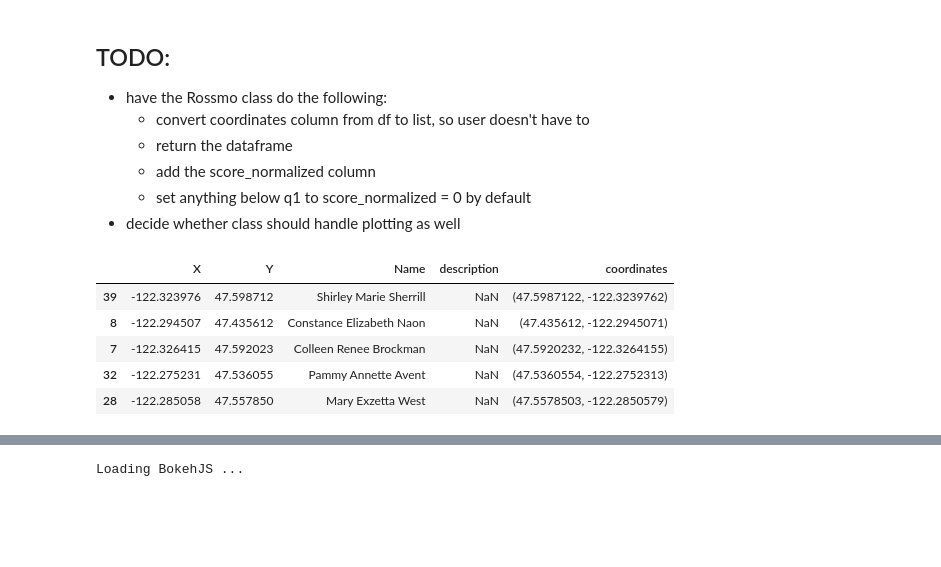
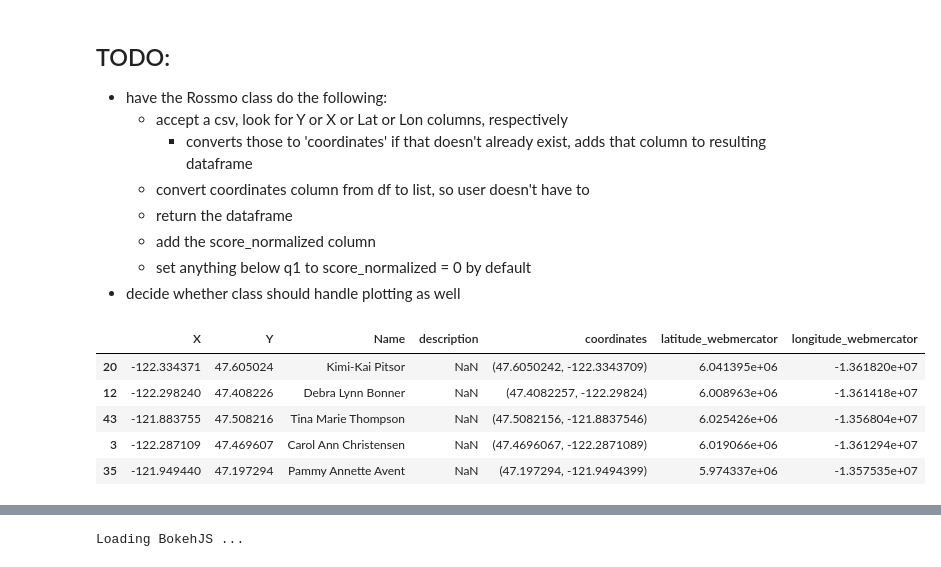
Before and after one commit to aufdemarbeitsmarkt/rossmo_et_ridgway, a Jupyter notebook: rossmo_et_ridgway/main_notebook.ipynb, the cells around one changed output, grey strips where cells are left out. Drawn from its saved outputs; the diff is of its cells as text; code cells hidden in the pictures; blank space fills up the shorter version.

```diff
--- a/rossmo_et_ridgway/main_notebook.ipynb
+++ b/rossmo_et_ridgway/main_notebook.ipynb
@@ -14,11 +42,13 @@ df_ridgway = pd.read_csv(ridgway_locations_path)
 # %%
-df_ridgway['coordinates'] = list(zip(df_ridgway['Y'], df_ridgway['X']))
-df_ridgway['latitude_webmercator'] = convert_latitude_to_webmercator(df_ridgway['Y'])
-df_ridgway['longitude_webmercator'] = convert_longitude_to_webmercator(df_ridgway['X'])
+df_main['coordinates'] = list(zip(df_main['Y'], df_main['X']))
+df_main['latitude_webmercator'] = convert_latitude_to_webmercator(df_main['Y'])
+df_main['longitude_webmercator'] = convert_longitude_to_webmercator(df_main['X'])
 # %% [markdown]
 ## TODO:
 
 - have the Rossmo class do the following:
+  - accept a csv, look for Y or X or Lat or Lon columns, respectively
+    - converts those to 'coordinates' if that doesn't already exist, adds that column to resulting dataframe
   - convert coordinates column from df to list, so user doesn't have to
   - return the dataframe
   - add the score_normalized column
@@ -32,11 +71,11 @@ df_disappearances['coordinates'] = list(zip(df_disappearances['Y'], df_disappear
 # %%
-df_disappearances.sample(5)
+df_main.sample(5)
 # %% [output]
-|  | X | Y | Name | description | coordinates |
-| 39 | -122.323976 | 47.598712 | Shirley Marie Sherrill | NaN | (47.5987122, -122.3239762) |
-| 8 | -122.294507 | 47.435612 | Constance Elizabeth Naon | NaN | (47.435612, -122.2945071) |
-| 7 | -122.326415 | 47.592023 | Colleen Renee Brockman | NaN | (47.5920232, -122.3264155) |
-| 32 | -122.275231 | 47.536055 | Pammy Annette Avent | NaN | (47.5360554, -122.2752313) |
-| 28 | -122.285058 | 47.557850 | Mary Exzetta West | NaN | (47.5578503, -122.2850579) |
+|  | X | Y | Name | description | coordinates | latitude_webmercator | longitude_webmercator |
+| 20 | -122.334371 | 47.605024 | Kimi-Kai Pitsor | NaN | (47.6050242, -122.3343709) | 6.041395e+06 | -1.361820e+07 |
+| 12 | -122.298240 | 47.408226 | Debra Lynn Bonner | NaN | (47.4082257, -122.29824) | 6.008963e+06 | -1.361418e+07 |
+| 43 | -121.883755 | 47.508216 | Tina Marie Thompson | NaN | (47.5082156, -121.8837546) | 6.025426e+06 | -1.356804e+07 |
+| 3 | -122.287109 | 47.469607 | Carol Ann Christensen | NaN | (47.4696067, -122.2871089) | 6.019066e+06 | -1.361294e+07 |
+| 35 | -121.949440 | 47.197294 | Pammy Annette Avent | NaN | (47.197294, -121.9494399) | 5.974337e+06 | -1.357535e+07 |
 # %%
 R = Rossmo(
```
Also changed, not shown: parts of 17 cells of this notebook, 1 other file.
